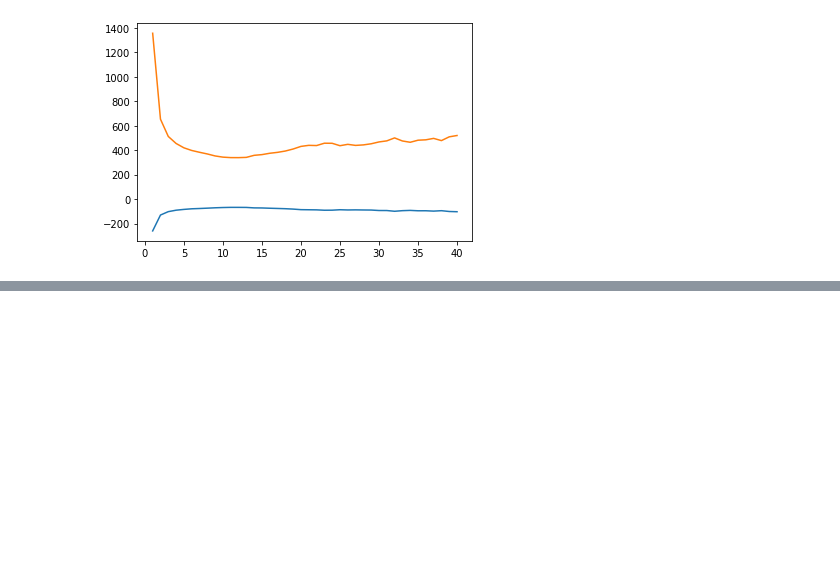
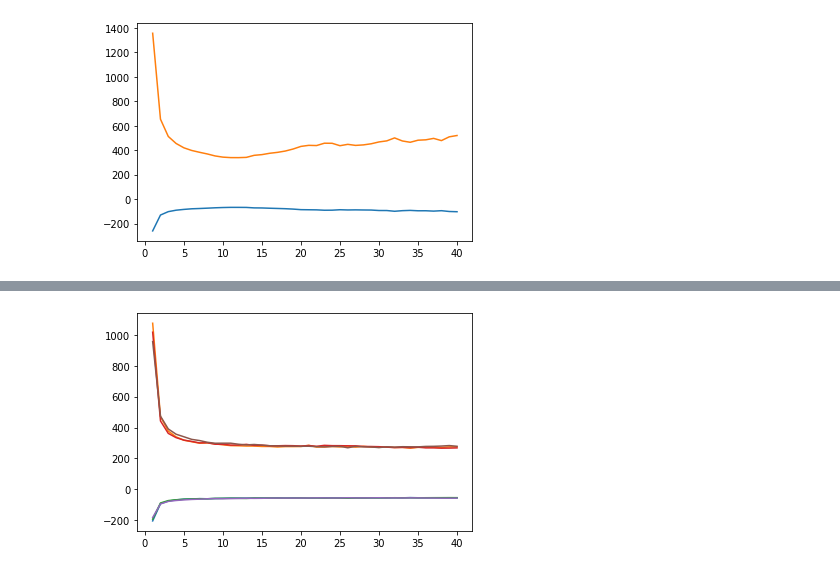
Before and after one commit to yinzp-simple/paper-reading2, a Jupyter notebook: models/experiment.ipynb, the cells around one changed output, grey strips where cells are left out. Saved outputs shown, nothing was run; the diff lists cells and outputs as text; code cells hidden in the pictures; blank space fills up the shorter version.

```diff
--- a/models/experiment.ipynb
+++ b/models/experiment.ipynb
@@ -116,0 +145,9 @@ draw_loss("/home/ubuntu/YZP/gitee/paper-reading/models/ckpt/lossfile/8LeNet5Half
+# %%
+draw_loss("/home/ubuntu/YZP/gitee/paper-reading/models/ckpt/lossfile/11GeneratorA_loss_40.npy")
+draw_loss("/home/ubuntu/YZP/gitee/paper-reading/models/ckpt/lossfile/11LeNet5Half_loss_40.npy")
+draw_loss("/home/ubuntu/YZP/gitee/paper-reading/models/ckpt/lossfile/11_bGeneratorA_loss_40.npy")
+draw_loss("/home/ubuntu/YZP/gitee/paper-reading/models/ckpt/lossfile/11_bLeNet5Half_loss_40.npy")
+draw_loss("/home/ubuntu/YZP/gitee/paper-reading/models/ckpt/lossfile/11_cGeneratorA_loss_40.npy")
+draw_loss("/home/ubuntu/YZP/gitee/paper-reading/models/ckpt/lossfile/11_cLeNet5Half_loss_40.npy")
+# %% [output]
+[figure, added]
```
Also changed, not shown: parts of 19 cells of this notebook, 2 other files.
